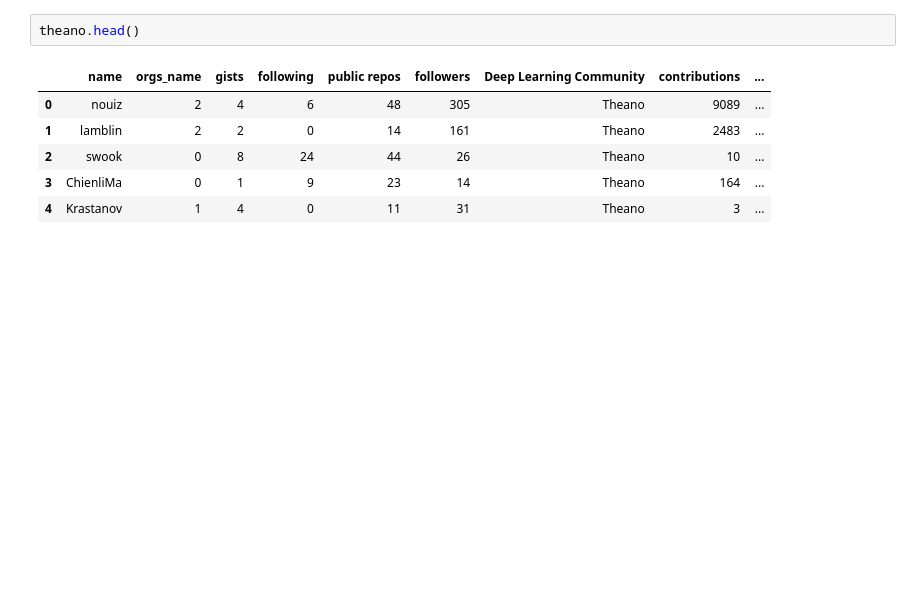
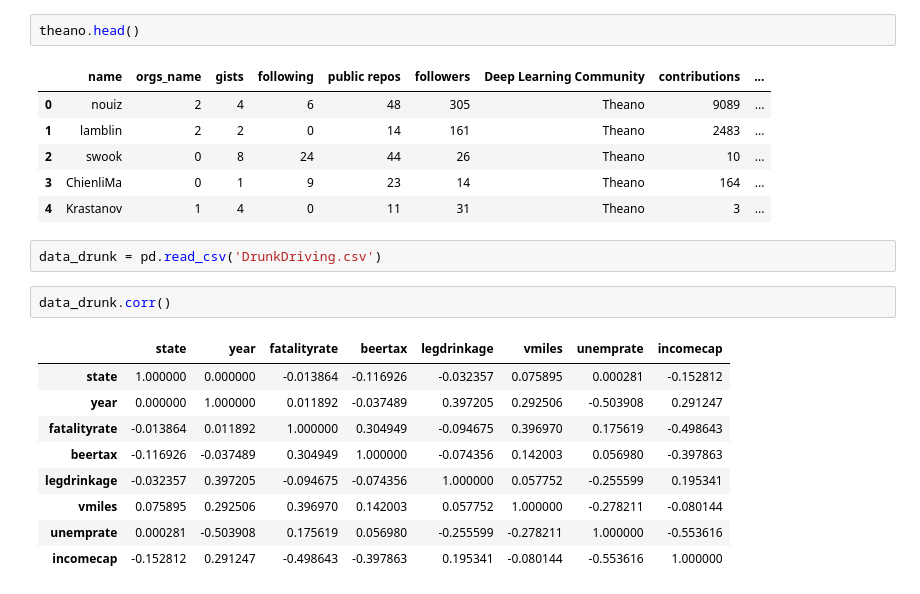
Before and after one commit to tanay27/Git-and-Gitter, a Jupyter notebook: GitAPI/DataDownload.ipynb, the cells around one changed output. Saved outputs shown, nothing was run; the diff lists cells and outputs as text; blank space fills up the shorter version.

```diff
--- a/GitAPI/DataDownload.ipynb
+++ b/GitAPI/DataDownload.ipynb
@@ -848,3 +848,17 @@ theano.head()
 | 2 | swook | 0 | 8 | 24 | 44 | 26 | Theano | 10 | ... |
 | 3 | ChienliMa | 0 | 1 | 9 | 23 | 14 | Theano | 164 | ... |
 | 4 | Krastanov | 1 | 4 | 0 | 11 | 31 | Theano | 3 | ... |
+# %%
+data_drunk = pd.read_csv('DrunkDriving.csv')
+# %%
+data_drunk.corr()
+# %% [output]
+|  | state | year | fatalityrate | beertax | legdrinkage | vmiles | unemprate | incomecap |
+| state | 1.000000 | 0.000000 | -0.013864 | -0.116926 | -0.032357 | 0.075895 | 0.000281 | -0.152812 |
+| year | 0.000000 | 1.000000 | 0.011892 | -0.037489 | 0.397205 | 0.292506 | -0.503908 | 0.291247 |
+| fatalityrate | -0.013864 | 0.011892 | 1.000000 | 0.304949 | -0.094675 | 0.396970 | 0.175619 | -0.498643 |
+| beertax | -0.116926 | -0.037489 | 0.304949 | 1.000000 | -0.074356 | 0.142003 | 0.056980 | -0.397863 |
+| legdrinkage | -0.032357 | 0.397205 | -0.094675 | -0.074356 | 1.000000 | 0.057752 | -0.255599 | 0.195341 |
+| vmiles | 0.075895 | 0.292506 | 0.396970 | 0.142003 | 0.057752 | 1.000000 | -0.278211 | -0.080144 |
+| unemprate | 0.000281 | -0.503908 | 0.175619 | 0.056980 | -0.255599 | -0.278211 | 1.000000 | -0.553616 |
+| incomecap | -0.152812 | 0.291247 | -0.498643 | -0.397863 | 0.195341 | -0.080144 | -0.553616 | 1.000000 |
```
Also changed, not shown: 6 other files.
